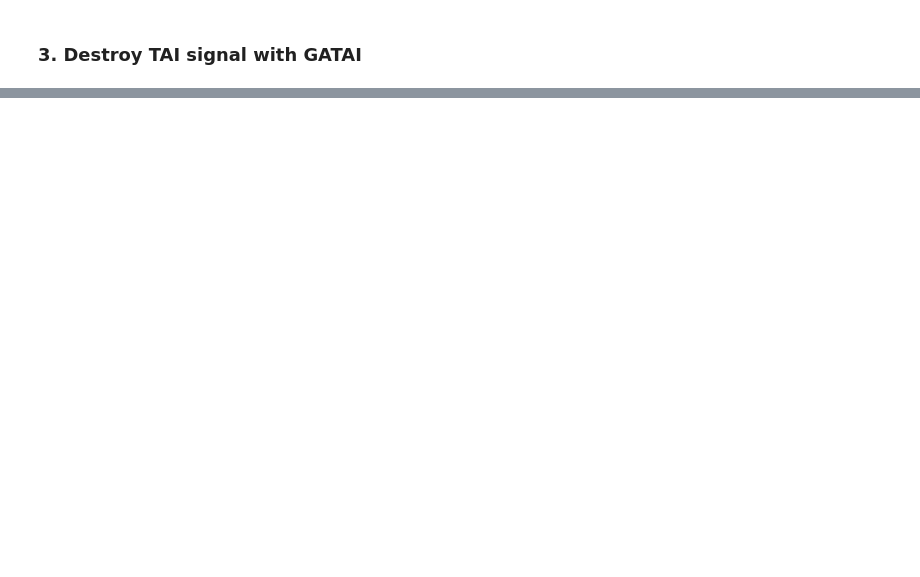
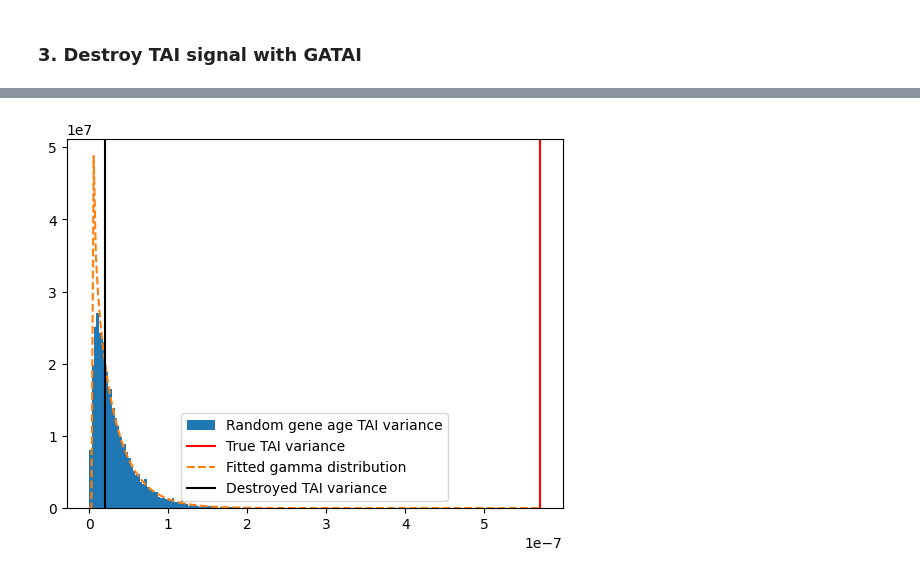
Before and after one commit to nifets-PhD/GATAI-reproduction, a Jupyter notebook: tai_destroyer.ipynb, the cells around one changed output, grey strips where cells are left out. Saved outputs shown, nothing was run; the diff lists cells and outputs as text; code cells hidden in the pictures; blank space fills up the shorter version.

```diff
--- a/tai_destroyer.ipynb
+++ b/tai_destroyer.ipynb
@@ -77,0 +127,13 @@ plt.show()
+# %%
+plt.hist(permutation_comp_vars, density=True, bins=100, label="Random gene age TAI variance")
+plt.axvline(x=tai_var, label="True TAI variance", color="red")
+
+
+x = np.linspace(0, tai_var, 200)
+y = stats.gamma.pdf(x, a, loc=loc, scale=scale)
+plt.plot(x, y, label="Fitted gamma distribution", linestyle="dashed")
+plt.axvline(x=new_tai_var, label="Destroyed TAI variance", color="black")
+plt.legend()
+plt.show()
+# %% [output]
+[figure, added]
```
Also changed, not shown: parts of 17 cells of this notebook, 1 other file.
